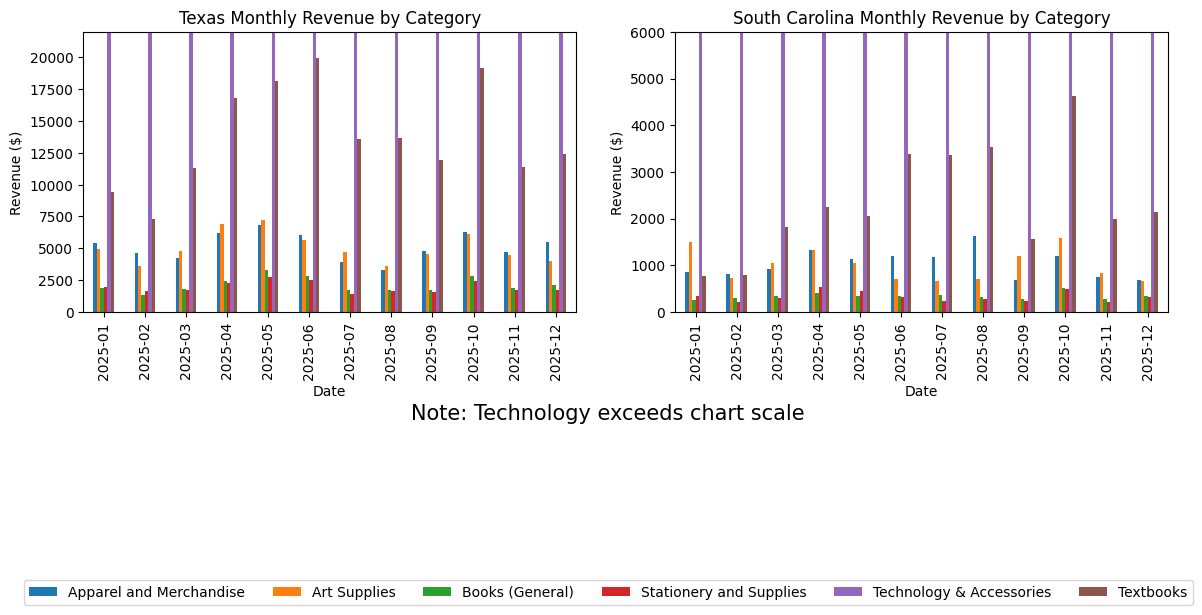
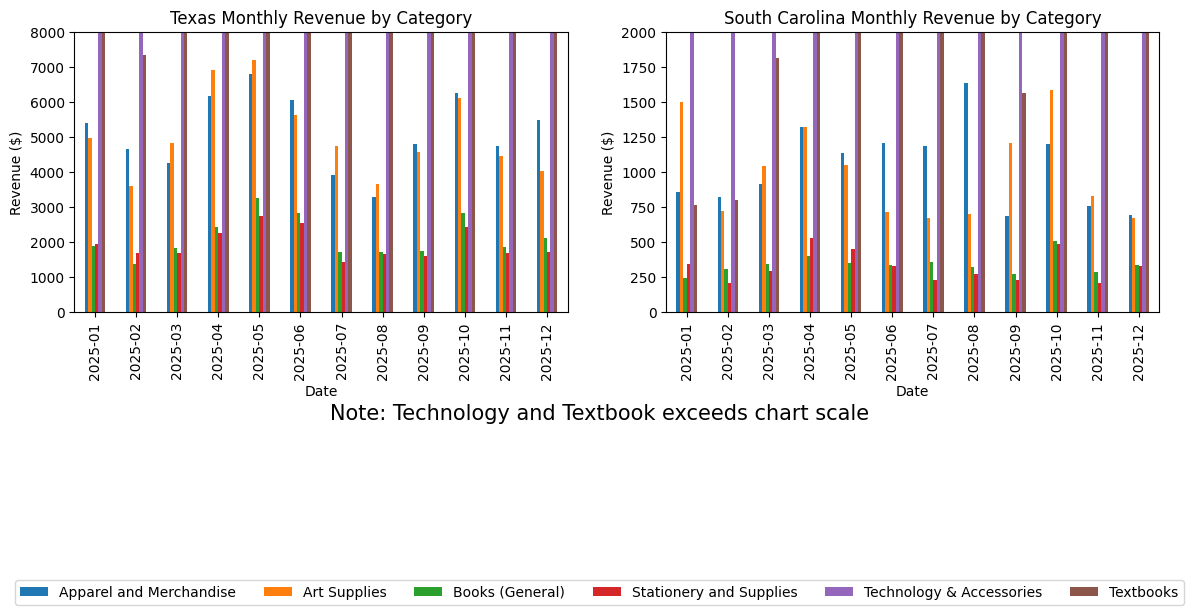
Unified diff of the notebook cell whose output changed from the first chart to the second:
--- before
+++ after
@@ -4,5 +4,5 @@
 texas_2025.plot(kind='bar', ax=ax1)
 ax1.set_title('Texas Monthly Revenue by Category')
-ax1.set_ylim(0, 22000)
+ax1.set_ylim(0, 8000)
 ax1.get_legend().remove()
 ax1.set_ylabel('Revenue ($)')
@@ -10,10 +10,10 @@
 sc_2025.plot(kind='bar', ax=ax2)
 ax2.set_title('South Carolina Monthly Revenue by Category')
-ax2.set_ylim(0,6000)
+ax2.set_ylim(0,2000)
 ax2.get_legend().remove()
 ax2.set_ylabel('Revenue ($)')
 
 
-fig.text(.5,-.02,'Note: Technology exceeds chart scale',ha='center', fontsize=15)
+fig.text(.5,-.02,'Note: Technology and Textbook exceeds chart scale',ha='center', fontsize=15)
 
 handles, labels = ax1.get_legend_handles_labels()

Commit: changed monthly chart